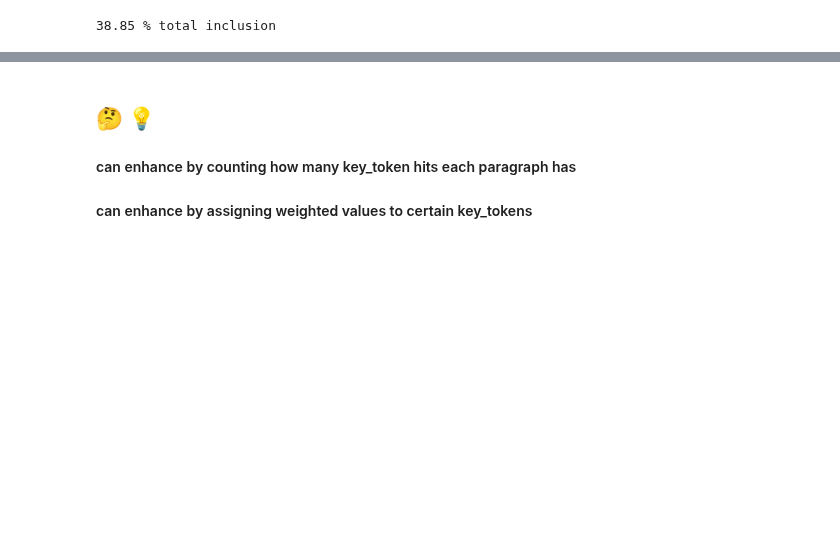
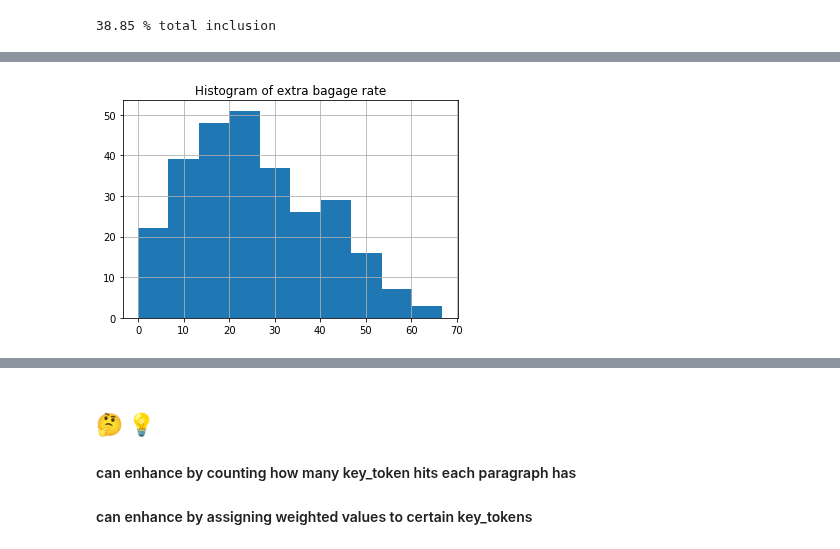
Before and after one commit to suhasinipallai/New_constructs, a Jupyter notebook: vertical-pipeline.ipynb, the cells around one changed output, grey strips where cells are left out. Drawn from its saved outputs; the diff is of its cells as text; code cells hidden in the pictures; blank space fills up the shorter version.

```diff
--- a/vertical-pipeline.ipynb
+++ b/vertical-pipeline.ipynb
@@ -330,0 +380,7 @@ np.median(np.array(inclusion_rates))
+# %%
+plt.hist(extra_baggage_rate)
+plt.title('Histogram of extra bagage rate')
+plt.grid()
+plt.show()
+# %% [output]
+[figure, added]
```
Also changed, not shown: parts of 42 cells of this notebook.
